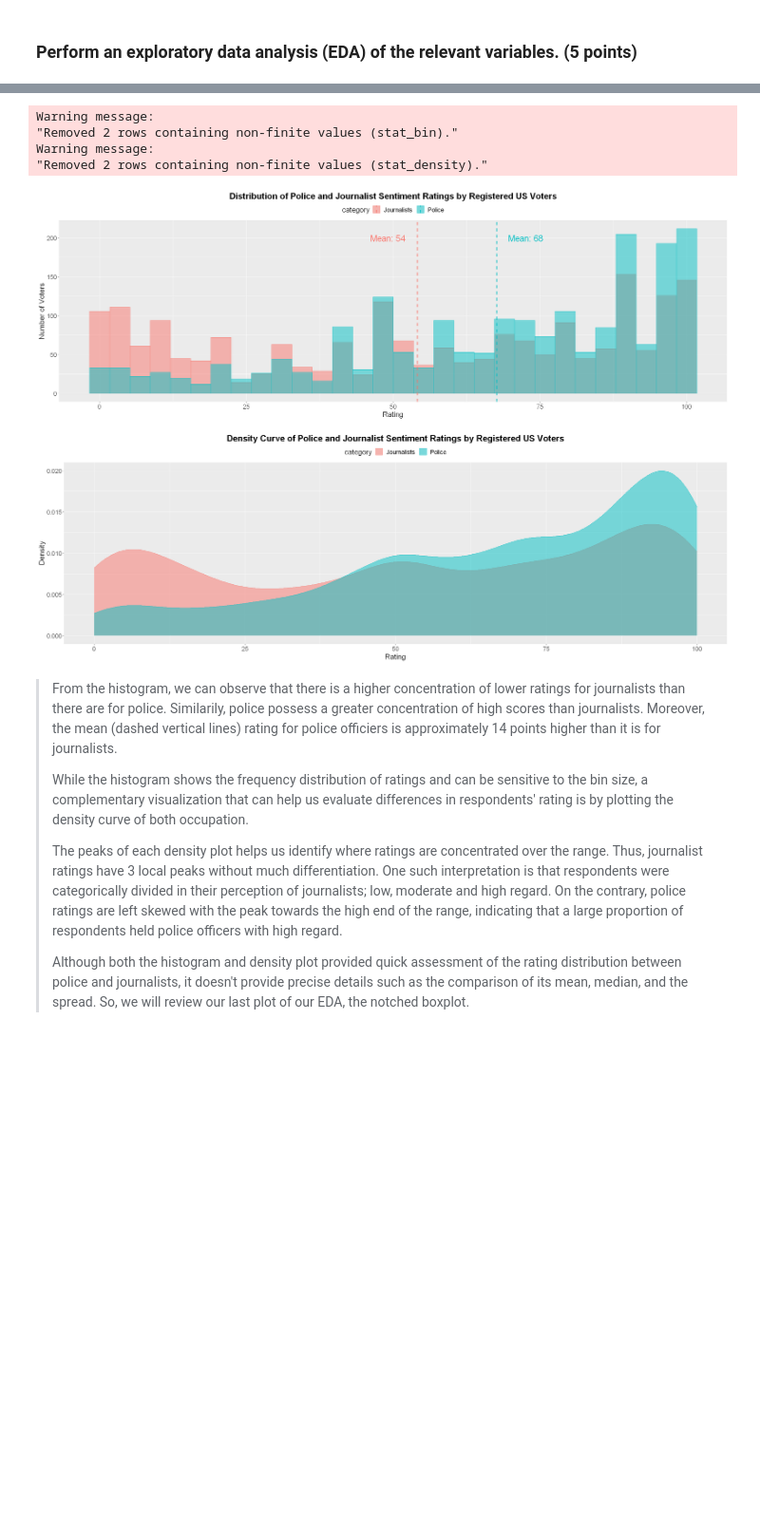
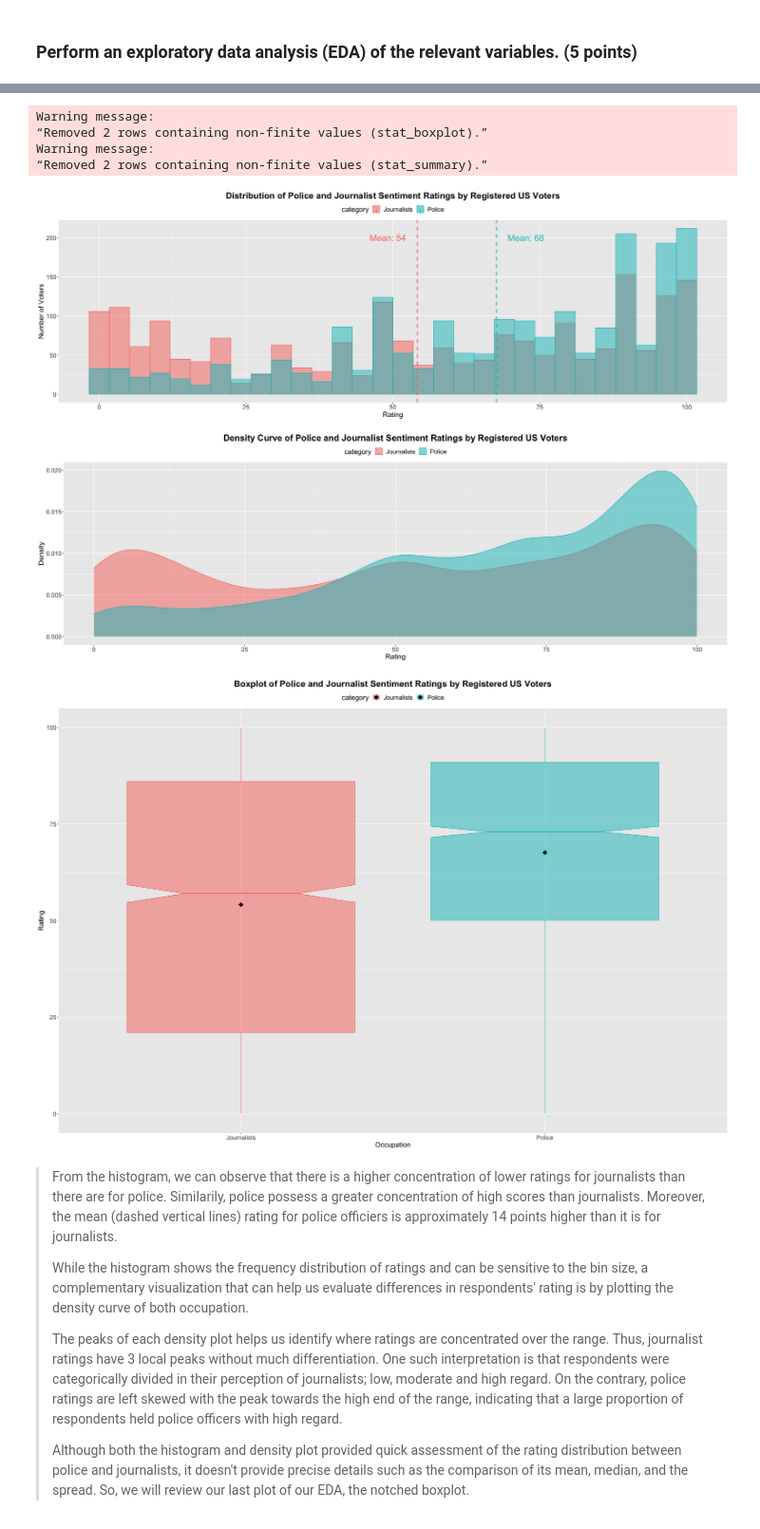
Before and after one commit to sam7933715/mids-w203, a Jupyter notebook: lab2/Allen_Shih_Fan_lab_2.ipynb, the cells around one changed output, grey strips where cells are left out. Shown at 95% size. Cells and saved outputs as stored; diff of their text form; code cells hidden in the pictures; blank space fills up the shorter version.

Commit message:
leaning down writings, pairing images together

```diff
--- a/lab2/Allen_Shih_Fan_lab_2.ipynb
+++ b/lab2/Allen_Shih_Fan_lab_2.ipynb
@@ -190,16 +162,31 @@ dens = ggplot(dfc, aes(score, fill = category, color = category)) +
     geom_density(position = "identity", alpha = .5) +
     labs(title = "Density Curve of Police and Journalist Sentiment Ratings by Registered US Voters", x = "Rating", y = "Density") +
     plot_theme
+# %%
+#Step 7: Create notched boxplot to get a more precise reading of the rating score per occupation
+box_p = ggplot(dfc, aes(y = score, x = category, fill = category, color = category)) +
+    geom_boxplot(
+        alpha = .5,
+        outlier.color = "black",
+        ymin=0,
+        ymax=100,
+        notch = TRUE) +
+    labs(title = "Boxplot of Police and Journalist Sentiment Ratings by Registered US Voters",
+         x = "Occupation", y = "Rating") +
+    stat_summary(fun = mean, geom = "point", shape = 23, size = 4, fill = "black") +
+    plot_theme
 # %%
 #Side by side plots of count and proportion in categories
-#Subsequent warning messages are for the 2 NA rows
-plot_grid(histo, NULL, dens, ncol = 1, align = "h", rel_heights = c(2, .1, 2))
+#Suppressing warning messages for the 2 NA rows
+suppressWarnings(plot_grid(histo, NULL, dens, ncol = 1, align = "h", rel_heights = c(2, .1, 2)))
+suppressWarnings(box_p)
 # %% [output]
 Warning message:
-"Removed 2 rows containing non-finite values (stat_bin)."
+“Removed 2 rows containing non-finite values (stat_boxplot).”
 Warning message:
-"Removed 2 rows containing non-finite values (stat_density)."
+“Removed 2 rows containing non-finite values (stat_summary).”
 [figure]
+[figure, added]
 # %% [markdown]
 >From the histogram, we can observe that there is a higher concentration of lower ratings for journalists than there are for police. Similarily, police possess a greater concentration of high scores than journalists. Moreover, the mean (dashed vertical lines) rating for police officiers is approximately 14 points higher than it is for journalists.
 >
```
Also changed, not shown: parts of 11 cells of this notebook.
